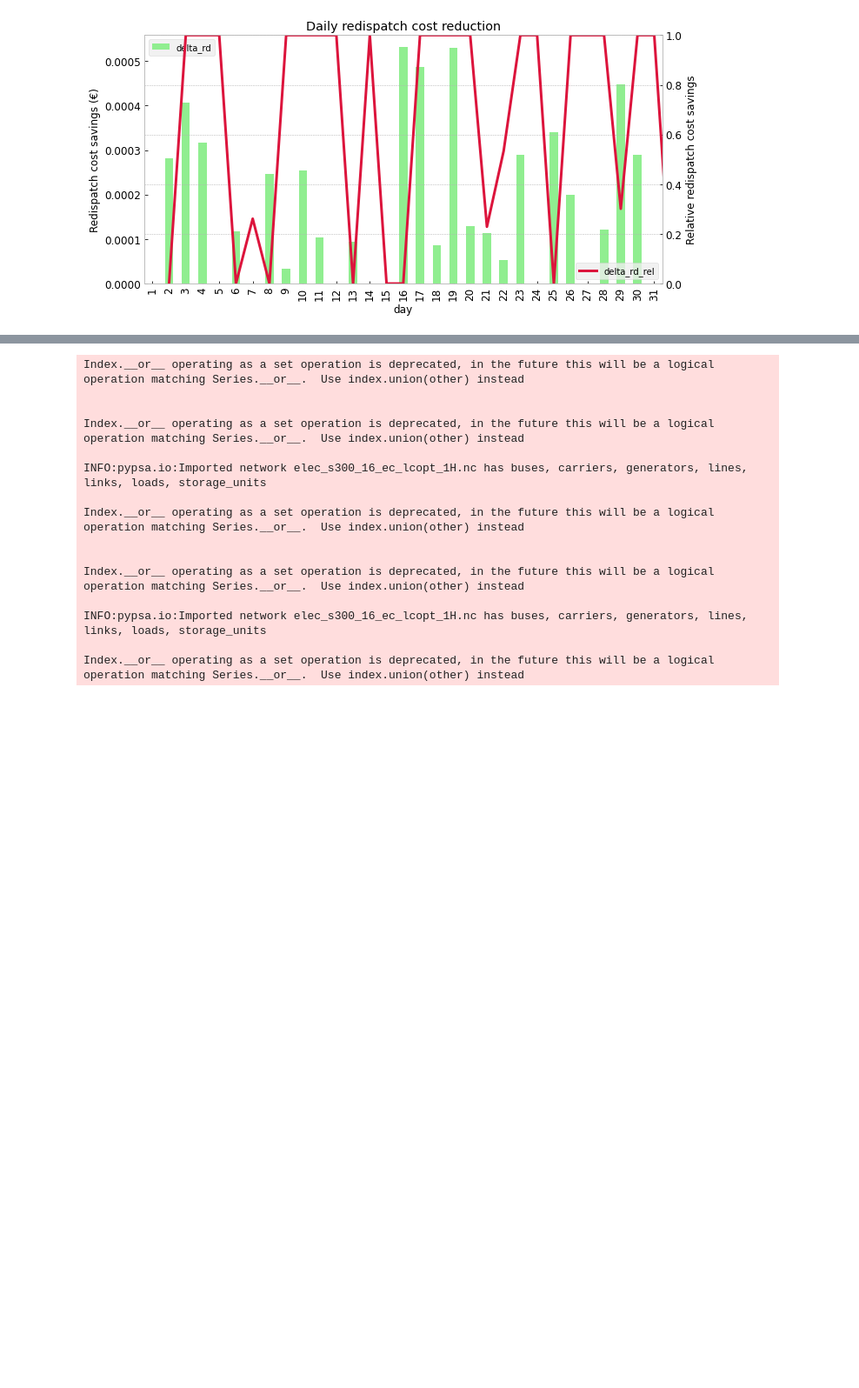
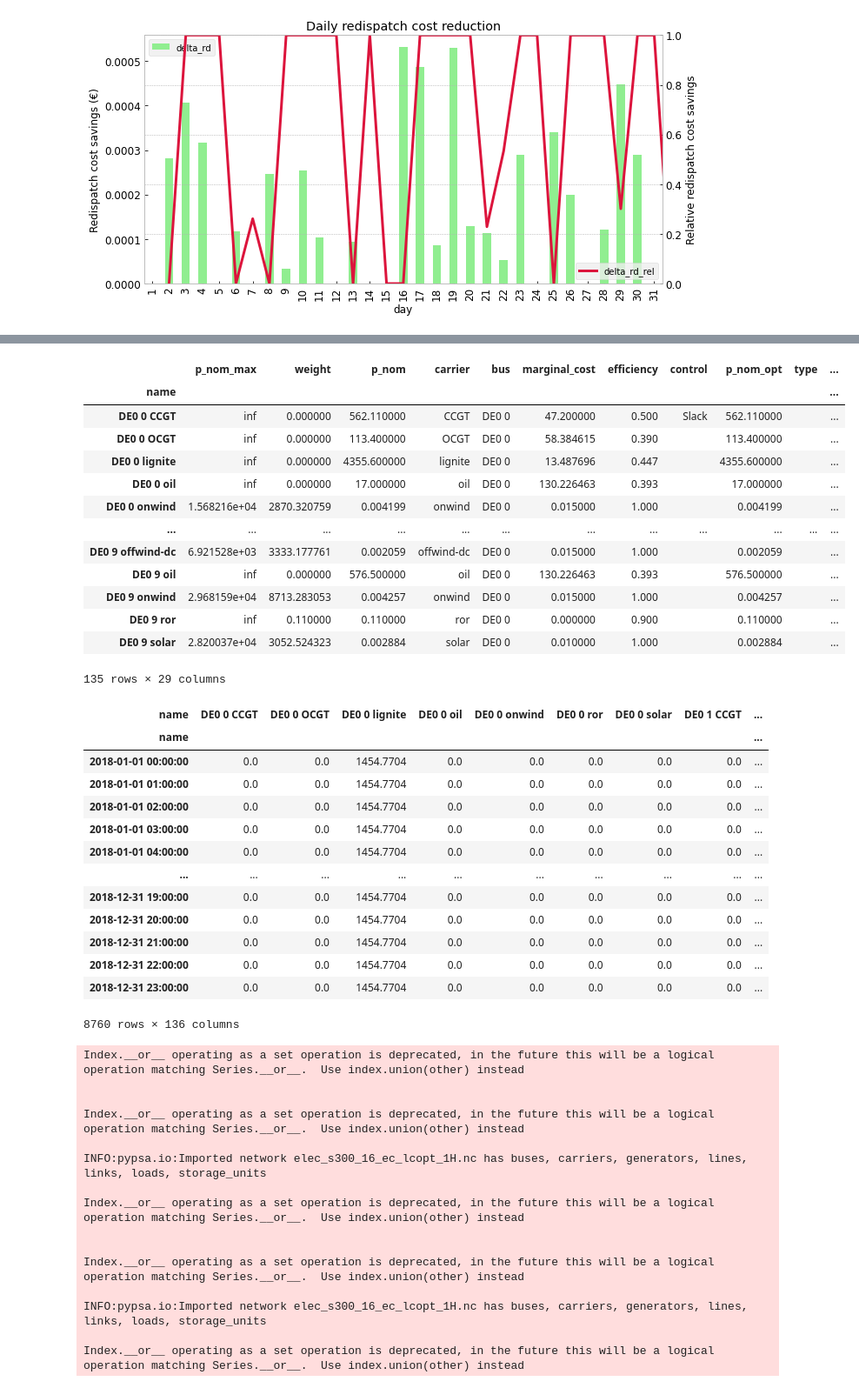
Before and after one commit to WillemDafoe42/pypsa-eur, a Jupyter notebook: Jupyter Notebook/Pypsa-eur analysis.ipynb, the cells around one changed output, grey strips where cells are left out. Shown at 87% size. Drawn from its saved outputs; the diff is of its cells as text; code cells hidden in the pictures; blank space fills up the shorter version.

```diff
--- a/Jupyter Notebook/Pypsa-eur analysis.ipynb
+++ b/Jupyter Notebook/Pypsa-eur analysis.ipynb
@@ -1366,3 +1030,59 @@ See the caveats in the documentation: https://pandas.pydata.org/pandas-docs/stab
+# %%
+def map_values(row, values_dict):
+    return values_dict[row]
+
+### TEST WITH NETWORK_D -> AFTER RERUN NEEDS TO BE DONE WITH NETWORK RD
+# network_d -> network_rd (ersetzen)
+
+
+
+df_gen = network_d.generators.copy()
+dict_co2 = pd.Series(network_d.carriers["co2_emissions"].values,index=network_d.carriers.index).to_dict()
+display(df_gen)
+df_gen["co2_emissions"] = df_gen["carrier"].apply(map_values, args = (dict_co2,))
+
+dict_co2_gen = pd.Series(df_gen["co2_emissions"].values,index=df_gen.index).to_dict()
+
+#df_rd_p = network_rd.generators_t.p[cols_rd]
+df_rd_p = network_d.generators_t.p.copy()
+# assign co2 emissions to the redispatch energy dataframe
+for col in list(df_rd_p):
+    df_rd_p[col] = df_rd_p[col] * dict_co2_gen[col]
+
+df_rd_p["sum"] = df_rd_p.sum(axis = 1)
+
+
+
+display(df_rd_p)
+# %% [output]
+|  | p_nom_max | weight | p_nom | carrier | bus | marginal_cost | efficiency | control | p_nom_opt | type | ... |
+| name |  |  |  |  |  |  |  |  |  |  | ... |
+| DE0 0 CCGT | inf | 0.000000 | 562.110000 | CCGT | DE0 0 | 47.200000 | 0.500 | Slack | 562.110000 |  | ... |
+| DE0 0 OCGT | inf | 0.000000 | 113.400000 | OCGT | DE0 0 | 58.384615 | 0.390 |  | 113.400000 |  | ... |
+| DE0 0 lignite | inf | 0.000000 | 4355.600000 | lignite | DE0 0 | 13.487696 | 0.447 |  | 4355.600000 |  | ... |
+| DE0 0 oil | inf | 0.000000 | 17.000000 | oil | DE0 0 | 130.226463 | 0.393 |  | 17.000000 |  | ... |
+| DE0 0 onwind | 1.568216e+04 | 2870.320759 | 0.004199 | onwind | DE0 0 | 0.015000 | 1.000 |  | 0.004199 |  | ... |
+| ... | ... | ... | ... | ... | ... | ... | ... | ... | ... | ... | ... |
+| DE0 9 offwind-dc | 6.921528e+03 | 3333.177761 | 0.002059 | offwind-dc | DE0 0 | 0.015000 | 1.000 |  | 0.002059 |  | ... |
+| DE0 9 oil | inf | 0.000000 | 576.500000 | oil | DE0 0 | 130.226463 | 0.393 |  | 576.500000 |  | ... |
+| DE0 9 onwind | 2.968159e+04 | 8713.283053 | 0.004257 | onwind | DE0 0 | 0.015000 | 1.000 |  | 0.004257 |  | ... |
+| DE0 9 ror | inf | 0.110000 | 0.110000 | ror | DE0 0 | 0.000000 | 0.900 |  | 0.110000 |  | ... |
+| DE0 9 solar | 2.820037e+04 | 3052.524323 | 0.002884 | solar | DE0 0 | 0.010000 | 1.000 |  | 0.002884 |  | ... |
+135 rows × 29 columns
+| name | DE0 0 CCGT | DE0 0 OCGT | DE0 0 lignite | DE0 0 oil | DE0 0 onwind | DE0 0 ror | DE0 0 solar | DE0 1 CCGT | ... |
+| name |  |  |  |  |  |  |  |  | ... |
+| 2018-01-01 00:00:00 | 0.0 | 0.0 | 1454.7704 | 0.0 | 0.0 | 0.0 | 0.0 | 0.0 | ... |
+| 2018-01-01 01:00:00 | 0.0 | 0.0 | 1454.7704 | 0.0 | 0.0 | 0.0 | 0.0 | 0.0 | ... |
+| 2018-01-01 02:00:00 | 0.0 | 0.0 | 1454.7704 | 0.0 | 0.0 | 0.0 | 0.0 | 0.0 | ... |
+| 2018-01-01 03:00:00 | 0.0 | 0.0 | 1454.7704 | 0.0 | 0.0 | 0.0 | 0.0 | 0.0 | ... |
+| 2018-01-01 04:00:00 | 0.0 | 0.0 | 1454.7704 | 0.0 | 0.0 | 0.0 | 0.0 | 0.0 | ... |
+| ... | ... | ... | ... | ... | ... | ... | ... | ... | ... |
+| 2018-12-31 19:00:00 | 0.0 | 0.0 | 1454.7704 | 0.0 | 0.0 | 0.0 | 0.0 | 0.0 | ... |
+| 2018-12-31 20:00:00 | 0.0 | 0.0 | 1454.7704 | 0.0 | 0.0 | 0.0 | 0.0 | 0.0 | ... |
+| 2018-12-31 21:00:00 | 0.0 | 0.0 | 1454.7704 | 0.0 | 0.0 | 0.0 | 0.0 | 0.0 | ... |
+| 2018-12-31 22:00:00 | 0.0 | 0.0 | 1454.7704 | 0.0 | 0.0 | 0.0 | 0.0 | 0.0 | ... |
+| 2018-12-31 23:00:00 | 0.0 | 0.0 | 1454.7704 | 0.0 | 0.0 | 0.0 | 0.0 | 0.0 | ... |
+8760 rows × 136 columns
 # %%
 # Extract results from dispatch & redispatch optimization
 
```
Also changed, not shown: parts of 10 cells of this notebook, 54 other files.
